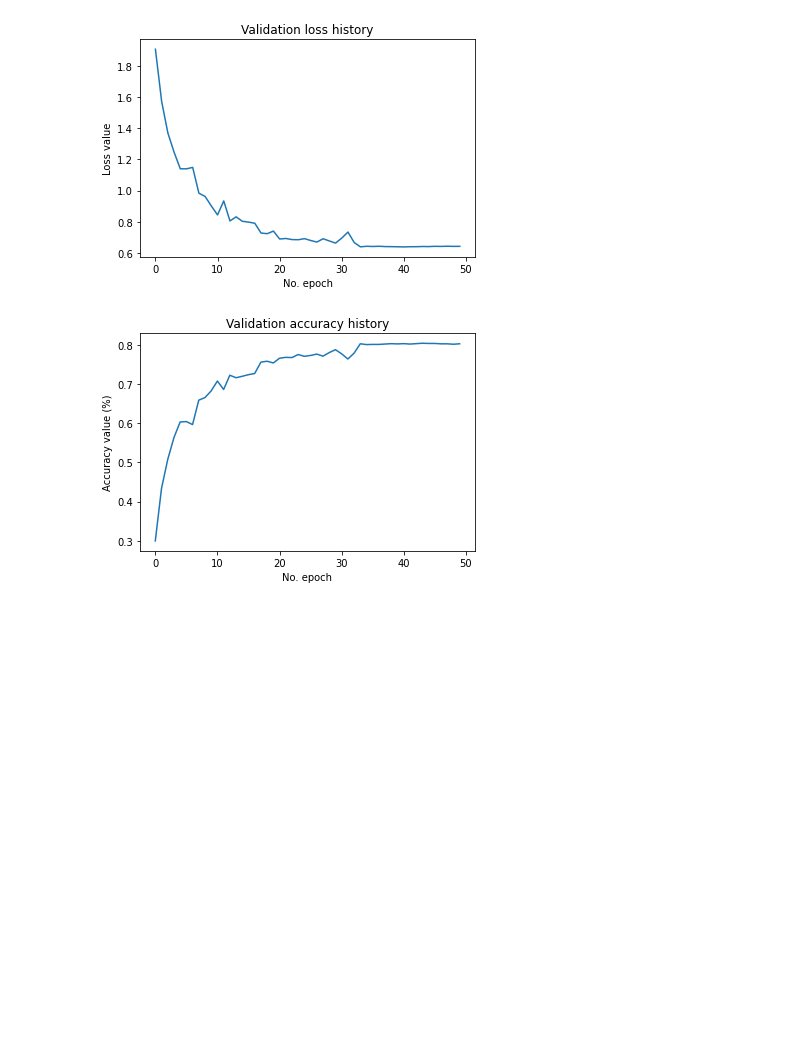
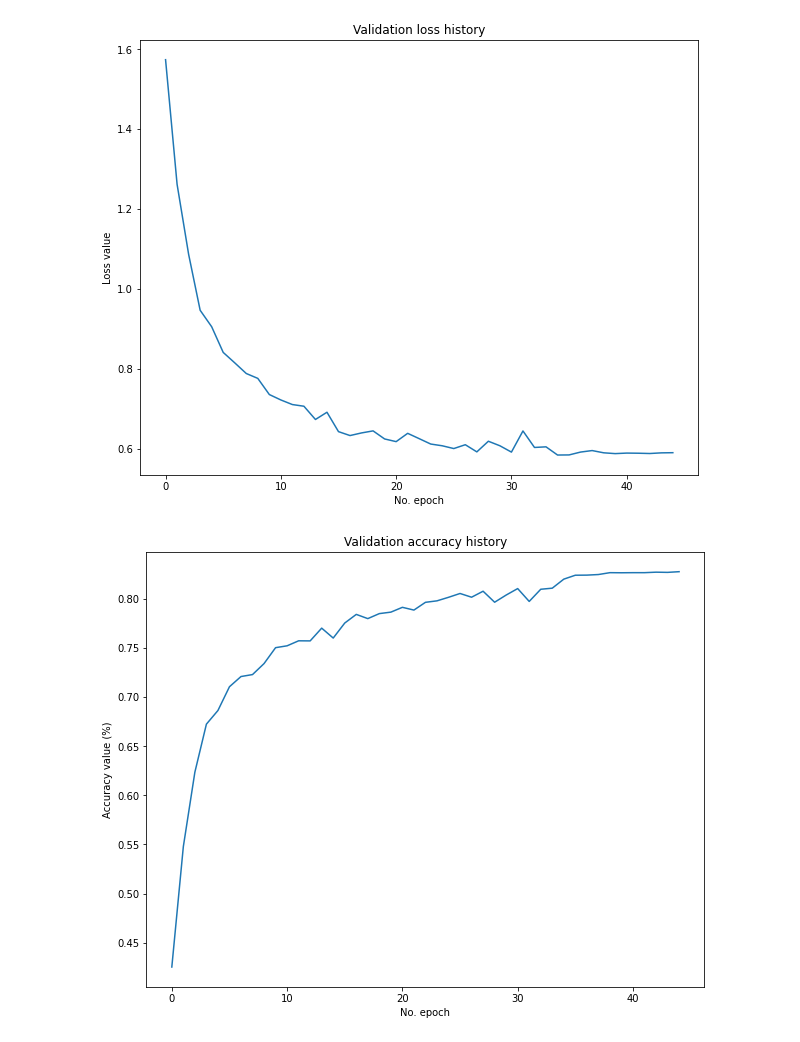
Before and after one commit to kirath2205/Final-Year-Project, a Jupyter notebook: Test_bench.ipynb, the cells around one changed output. Cells and saved outputs as stored; diff of their text form; code cells hidden in the pictures; blank space fills up the shorter version.

```diff
--- a/Test_bench.ipynb
+++ b/Test_bench.ipynb
@@ -62,6 +65,9 @@ def pre_processing_cifar10(X_train,y_train,X_test,y_test,image_channel):
   y_train = keras.utils.to_categorical(y_train)
   y_test = keras.utils.to_categorical(y_test)
 
+  X_train = preprocess_input(X_train)
+  X_test = preprocess_input(X_test)
+
   img_width = X_train[0].shape[0]
   img_height = X_train[0].shape[1]
   image_channel = image_channel
@@ -310,7 +316,7 @@ train_model(X_train,y_train,X_test,y_test)'''
 X_train,y_train,X_test,y_test=select_dataset(2)
 X_train,y_train,X_test,y_test,image_shape=pre_processing_cifar10(X_train,y_train,X_test,y_test,3)
 model=define_model_standard_cnn(image_shape,10)
-history = train_model_standard_cnn(X_train,y_train,X_test,y_test,epochs=50)
+history = train_model_standard_cnn(X_train,y_train,X_test,y_test,epochs=100)
 
 '''X_train,y_train,X_test,y_test=select_dataset(2)
 X_train,y_train,X_test,y_test,image_shape=pre_processing_cifar100(X_train,y_train,X_test,y_test,3)
@@ -348,6 +354,7 @@ print(f'Test loss: {score[0]} / Test accuracy: {score[1]}')
 
 # Visualize history
 # Plot history: Loss
+plt.figure(figsize = (10,8))
 plt.plot(history.history['val_loss'])
 plt.title('Validation loss history')
 plt.ylabel('Loss value')
@@ -355,6 +362,7 @@ plt.xlabel('No. epoch')
 plt.show()
 
 # Plot history: Accuracy
+plt.figure(figsize = (10,8))
 plt.plot(history.history['val_accuracy'])
 plt.title('Validation accuracy history')
 plt.ylabel('Accuracy value (%)')
@@ -365,5 +373,5 @@ Test loss: 0.6426149606704712 / Test accuracy: 0.8023999929428101
-[figure, old version]
+[figure, new version]
-[figure, old version]
+[figure, new version]
 # %%
 !pip freeze > requirements.txt
 # %%
```
Also changed, not shown: parts of 13 cells of this notebook.
